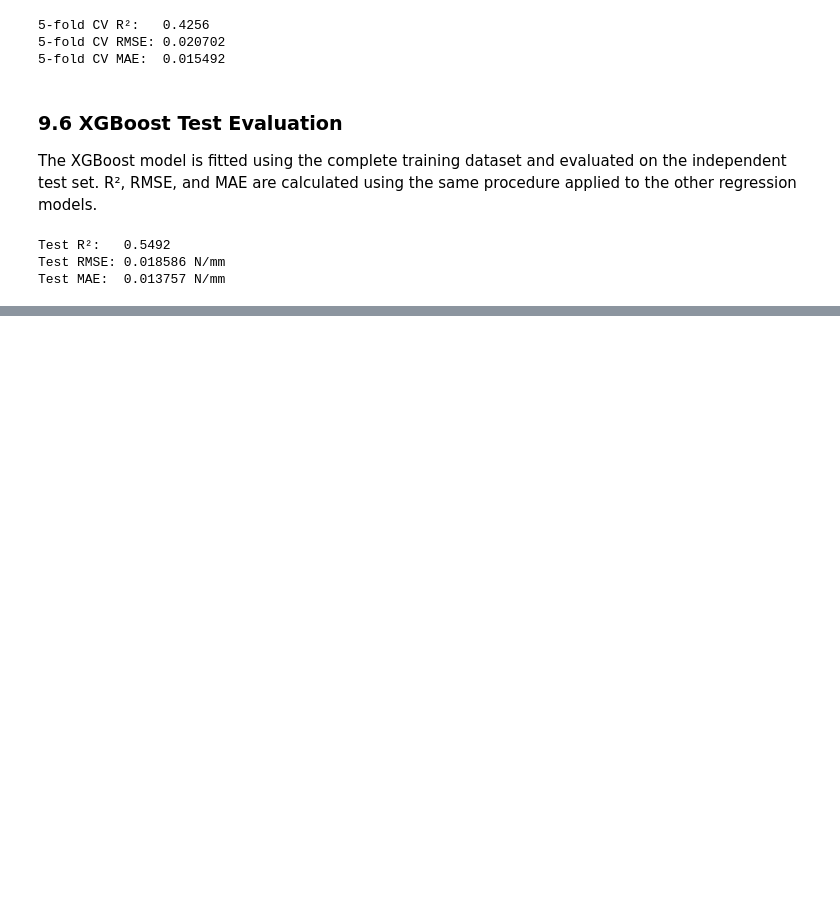
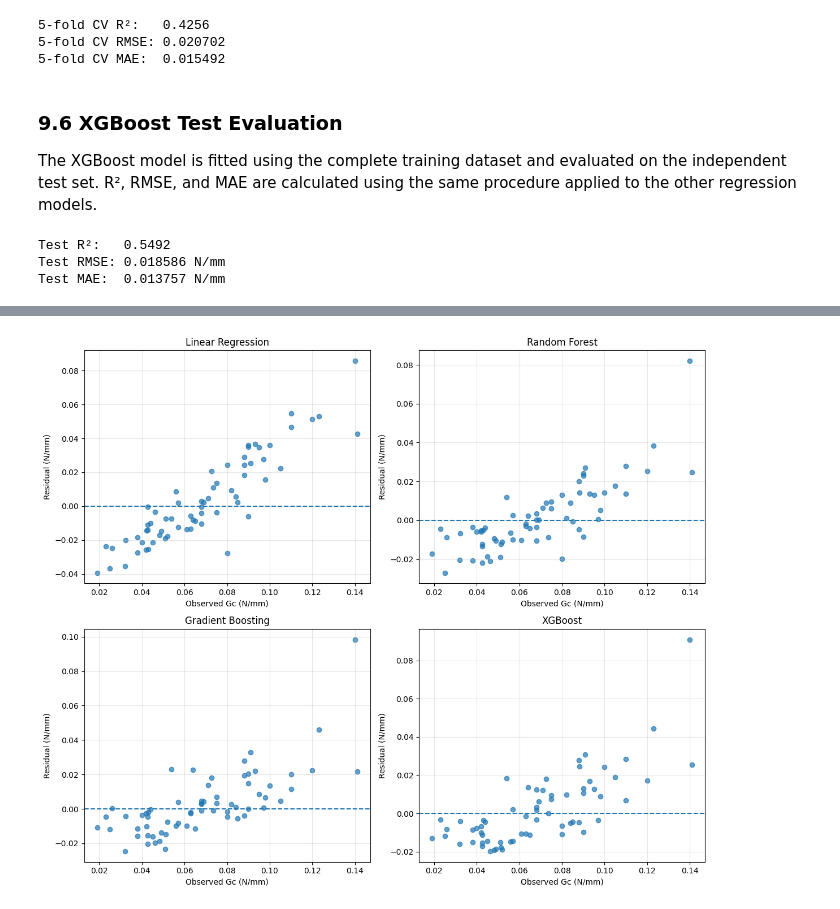
Before and after one commit to yoolmalaak/concrete-crack-and-fracture-analysis, a Jupyter notebook: notebooks/06_fracture_data_analysis.ipynb, the cells around one changed output, grey strips where cells are left out. Saved outputs shown, nothing was run; the diff lists cells and outputs as text; code cells hidden in the pictures; blank space fills up the shorter version.

```diff
--- a/notebooks/06_fracture_data_analysis.ipynb
+++ b/notebooks/06_fracture_data_analysis.ipynb
@@ -769,0 +931,34 @@ Test MAE:  0.013757 N/mm
+# %%
+residuals = {
+    "Linear Regression": y_test - linear_predictions,
+    "Random Forest": y_test - rf_predictions,
+    "Gradient Boosting": y_test - gb_predictions,
+    "XGBoost": y_test - xgb_predictions
+}
+
+fig, axes = plt.subplots(2, 2, figsize=(12, 10))
+
+for ax, (model_name, residual) in zip(
+    axes.flatten(),
+    residuals.items()
+):
+    ax.scatter(
+        y_test,
+        residual,
+        alpha=0.7
+    )
+
+    ax.axhline(
+        0,
+        linestyle="--"
+    )
+
+    ax.set_xlabel("Observed Gc (N/mm)")
+    ax.set_ylabel("Residual (N/mm)")
+    ax.set_title(model_name)
+    ax.grid(alpha=0.3)
+
+plt.tight_layout()
+plt.show()
+# %% [output]
+[figure, added]
```
Also changed, not shown: parts of 24 cells of this notebook.
